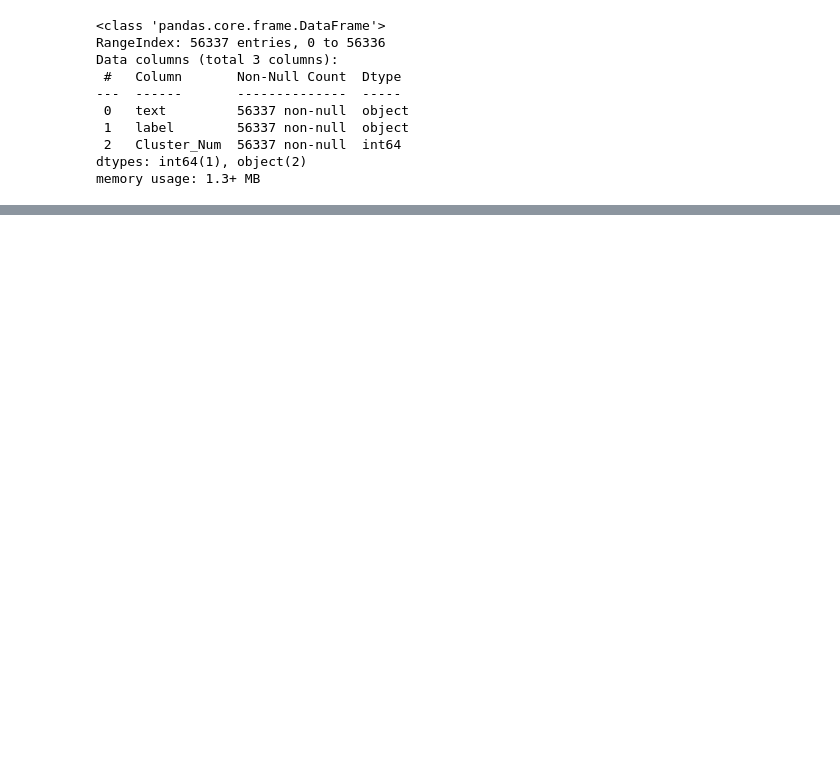
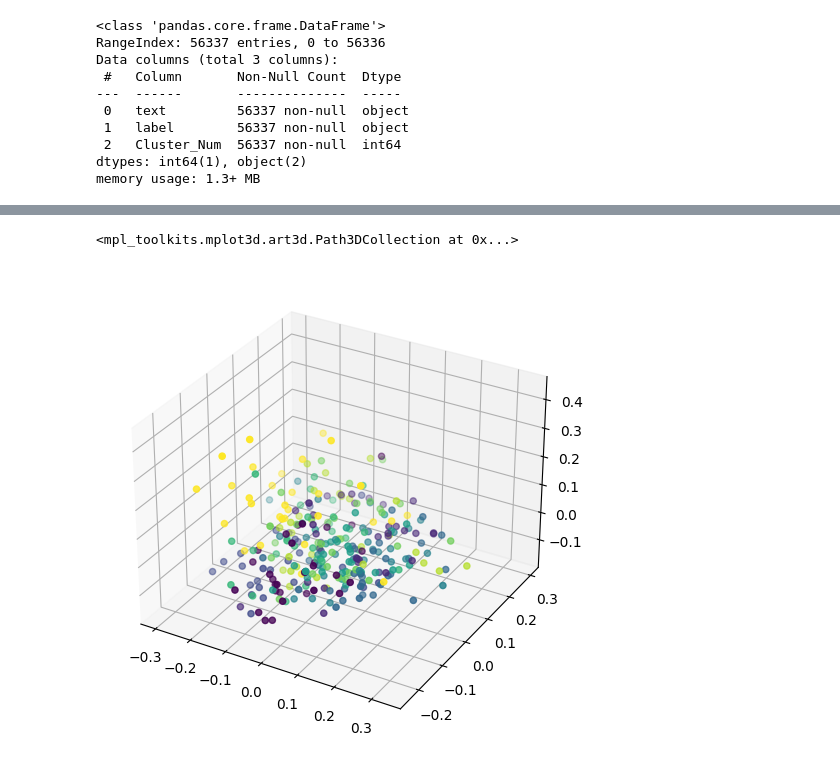
Before and after one commit to xalo1987/Proyecto_DataAnalysis, a Jupyter notebook: Text_clasiffy_ChileNews_dataAnalysis.ipynb, the cells around one changed output, grey strips where cells are left out. Cells and saved outputs as stored; diff of their text form; code cells hidden in the pictures; blank space fills up the shorter version.

```diff
--- a/Text_clasiffy_ChileNews_dataAnalysis.ipynb
+++ b/Text_clasiffy_ChileNews_dataAnalysis.ipynb
@@ -685,0 +695,3 @@ NameError: name 'embedding3' is not defined
+# %%
+vectorizador = TfidfVectorizer()
+matriz_tfidf = vectorizador.fit_transform(data_df['text'])
@@ -685,0 +704,10 @@ NameError: name 'embedding3' is not defined
+# %%
+# Crear DataFrame con resultados
+df_resultados = pd.DataFrame(data=pca_resultados, columns=['Componente_1', 'Componente_2', 'Componente_3'])
+
+fig = plt.figure(figsize=(8, 6))
+ax = fig.add_subplot(111, projection='3d')
+ax.scatter(df_resultados['Componente_1'], df_resultados['Componente_2'], df_resultados['Componente_3'], c=data_df['Cluster_Num'], cmap='viridis')
+# %% [output]
+<mpl_toolkits.mplot3d.art3d.Path3DCollection at 0x...>
+[figure, added]
```
Also changed, not shown: parts of 32 cells of this notebook.
